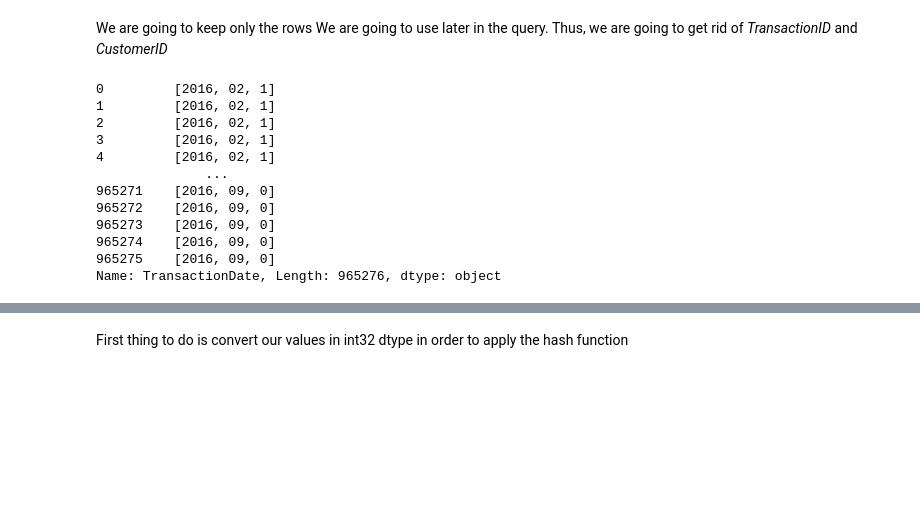
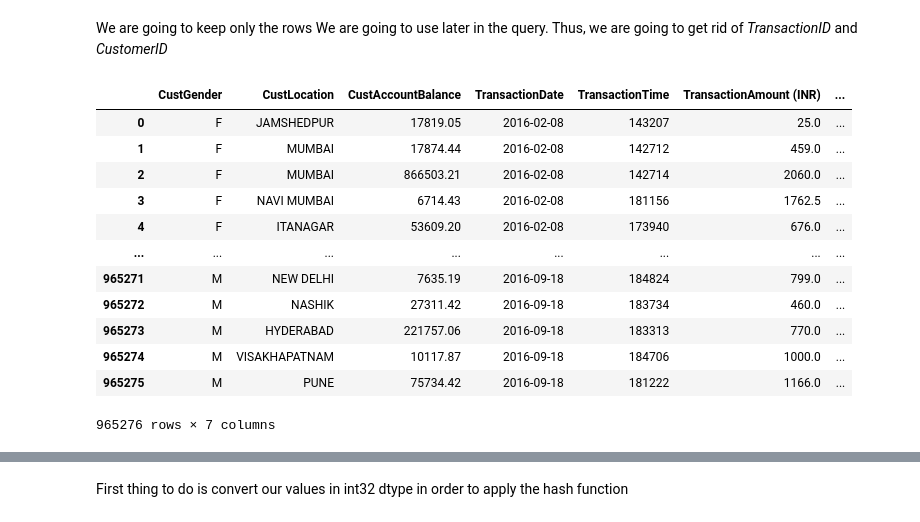
Before and after one commit to gianaguico/ADM_HW4_Group33, a Jupyter notebook: Q1.ipynb, the cells around one changed output, grey strips where cells are left out. Drawn from its saved outputs; the diff is of its cells as text; code cells hidden in the pictures; blank space fills up the shorter version.

```diff
--- a/Q1.ipynb
+++ b/Q1.ipynb
@@ -74,18 +74,19 @@ data['CustomerDOB'] = data['CustomerDOB'].apply(lambda x: int(datetime.strftime(
 today = int(datetime.strftime(datetime.today().date(), "%Y-%m-%w").split('-')[0])
 # %%
 data['Age'] = data['CustomerDOB'].apply(lambda x: today - x)
-# %%
-data['TransactionDate'].apply(lambda x: datetime.strftime(x, "%Y-%m-%w").split('-')[:])
-# %% [output]
-0         [2016, 02, 1]
-1         [2016, 02, 1]
-2         [2016, 02, 1]
-3         [2016, 02, 1]
-4         [2016, 02, 1]
-              ...
-965271    [2016, 09, 0]
-965272    [2016, 09, 0]
-965273    [2016, 09, 0]
-965274    [2016, 09, 0]
-965275    [2016, 09, 0]
-Name: TransactionDate, Length: 965276, dtype: object
+# %%
+data.drop(['CustomerDOB'],axis = 1)
+# %% [output]
+|  | CustGender | CustLocation | CustAccountBalance | TransactionDate | TransactionTime | TransactionAmount (INR) | ... |
+| 0 | F | JAMSHEDPUR | 17819.05 | 2016-02-08 | 143207 | 25.0 | ... |
+| 1 | F | MUMBAI | 17874.44 | 2016-02-08 | 142712 | 459.0 | ... |
+| 2 | F | MUMBAI | 866503.21 | 2016-02-08 | 142714 | 2060.0 | ... |
+| 3 | F | NAVI MUMBAI | 6714.43 | 2016-02-08 | 181156 | 1762.5 | ... |
+| 4 | F | ITANAGAR | 53609.20 | 2016-02-08 | 173940 | 676.0 | ... |
+| ... | ... | ... | ... | ... | ... | ... | ... |
+| 965271 | M | NEW DELHI | 7635.19 | 2016-09-18 | 184824 | 799.0 | ... |
+| 965272 | M | NASHIK | 27311.42 | 2016-09-18 | 183734 | 460.0 | ... |
+| 965273 | M | HYDERABAD | 221757.06 | 2016-09-18 | 183313 | 770.0 | ... |
+| 965274 | M | VISAKHAPATNAM | 10117.87 | 2016-09-18 | 184706 | 1000.0 | ... |
+| 965275 | M | PUNE | 75734.42 | 2016-09-18 | 181222 | 1166.0 | ... |
+965276 rows × 7 columns
```
Also changed, not shown: parts of 4 cells of this notebook.
